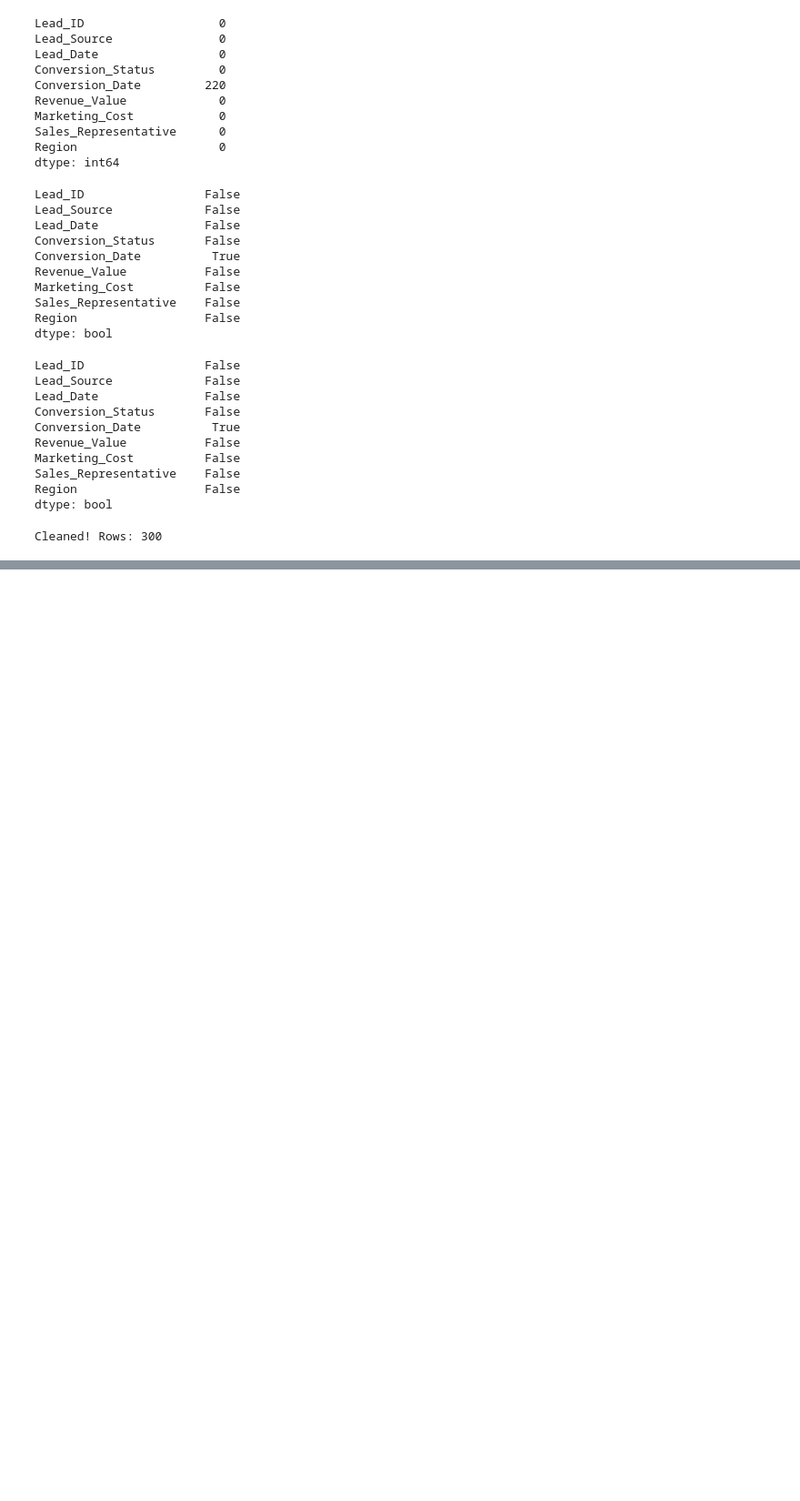
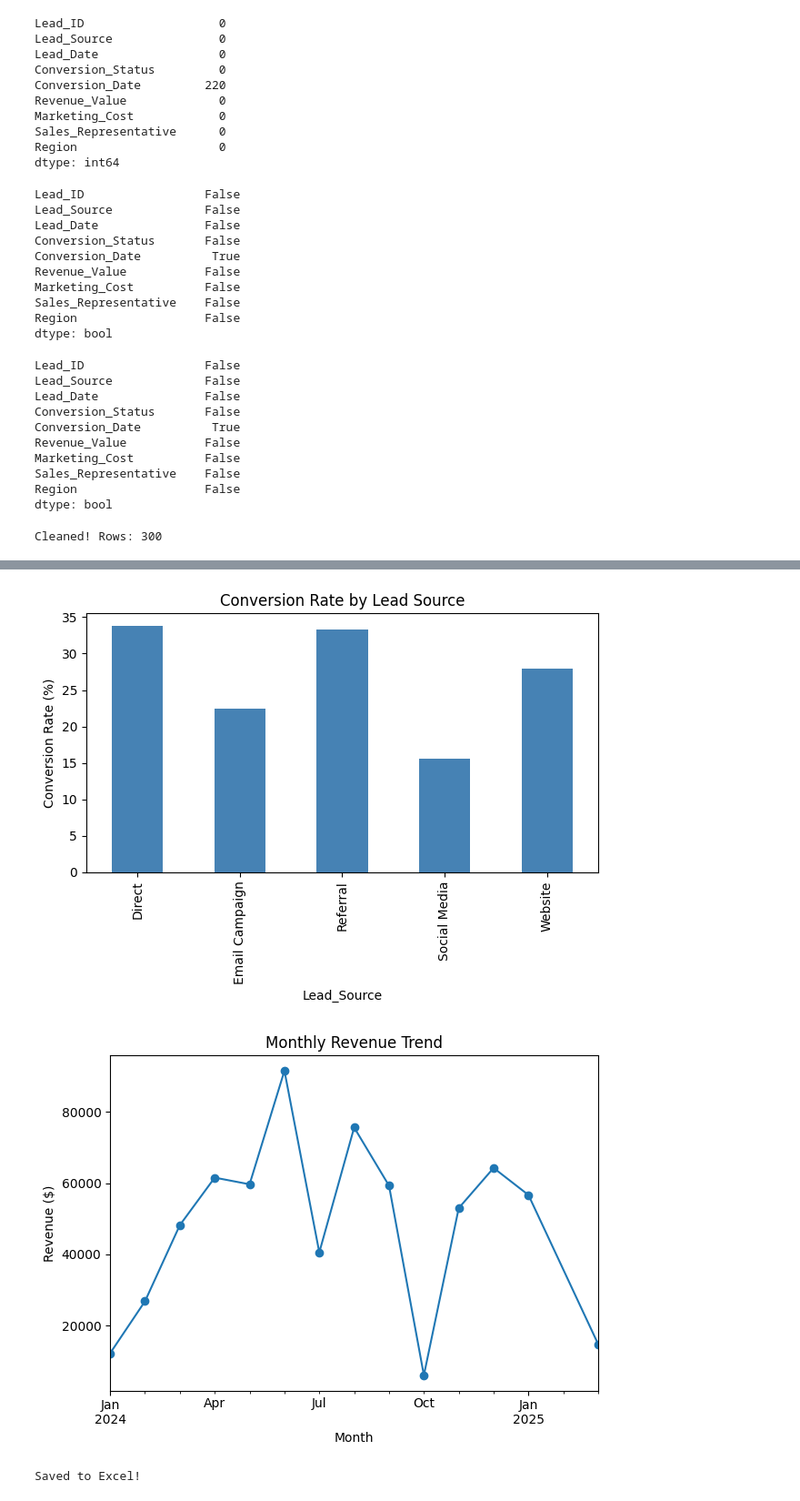
Before and after one commit to Bhanuka10/KPI-Based-Business-Development-Task, a Jupyter notebook: projectr/code/day1_clean.ipynb, the cells around one changed output, grey strips where cells are left out. Shown at 91% size. Saved outputs shown, nothing was run; the diff lists cells and outputs as text; code cells hidden in the pictures; blank space fills up the shorter version.

```diff
--- a/projectr/code/day1_clean.ipynb
+++ b/projectr/code/day1_clean.ipynb
@@ -106,3 +106,5 @@ df.to_csv('cleaned_data.csv', index=False)
 print("Cleaned! Rows:", len(df))
 # %% [output]
 Cleaned! Rows: 300
+# %%
+converted = df[df['Conversion_Status'] == 'Converted'].copy()
@@ -108,0 +129,18 @@ Cleaned! Rows: 300
+# %%
+# KPI 4 - Avg Sales Cycle
+converted['Cycle_Days'] = (converted['Conversion_Date'] - converted['Lead_Date']).dt.days
+avg_cycle = converted['Cycle_Days'].mean()
+print(f"Avg Sales Cycle: {avg_cycle:.0f} days")
+
+# KPI 5 - Monthly Growth Rate
+converted['Month'] = converted['Conversion_Date'].dt.to_period('M')
+monthly = converted.groupby('Month')['Revenue_Value'].sum()
+growth = monthly.pct_change().mean() * 100
+print(f"Avg Monthly Growth: {growth:.1f}%")
+
+# KPI 6 - Lead Source Performance
+src = df.groupby('Lead_Source').apply(
+    lambda x: (x['Conversion_Status']=='Converted').sum() / len(x) * 100
+)
+print("\nConversion Rate by Source:")
+print(src)
@@ -108,0 +159,29 @@ Cleaned! Rows: 300
+# %%
+import matplotlib.pyplot as plt
+
+# Chart 1 - Conversion Rate by Source
+src.plot(kind='bar', color='steelblue', title='Conversion Rate by Lead Source')
+plt.ylabel('Conversion Rate (%)')
+plt.tight_layout()
+plt.savefig('chart_conversion_by_source.png')
+plt.show()
+
+# Chart 2 - Monthly Revenue
+monthly.plot(kind='line', marker='o', title='Monthly Revenue Trend')
+plt.ylabel('Revenue ($)')
+plt.tight_layout()
+plt.savefig('chart_monthly_revenue.png')
+plt.show()
+# %% [output]
+[figure, added]
+[figure, added]
+# %%
+kpi_df = pd.DataFrame({
+    'KPI': ['Conversion Rate','CAC','Revenue per Client','Avg Sales Cycle','Monthly Growth'],
+    'Value': [f'{lcr:.1f}%', f'${cac:.0f}', f'${rpc:.0f}', f'{avg_cycle:.0f} days', f'{growth:.1f}%'],
+    'Benchmark': ['25%','$350','$8,000','30 days','5%']
+})
+kpi_df.to_excel('KPI_Results.xlsx', index=False)
+print("Saved to Excel!")
+# %% [output]
+Saved to Excel!
```
Also changed, not shown: parts of 4 cells of this notebook, 3 other files.
